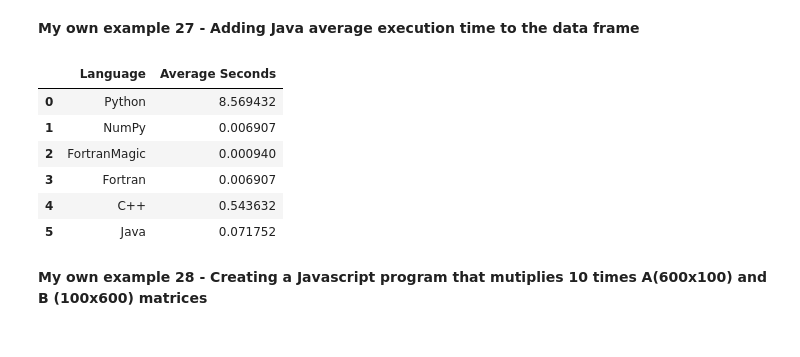
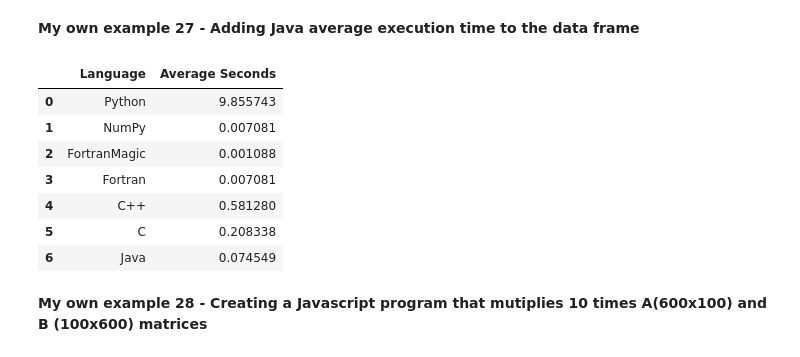
Before and after one commit to CarlCarlsonM/MetNumUN2024I, a Jupyter notebook: Lab2/camurcioa_Lab2.ipynb, the cells around one changed output. Cells and saved outputs as stored; diff of their text form; code cells hidden in the pictures.

```diff
--- a/Lab2/camurcioa_Lab2.ipynb
+++ b/Lab2/camurcioa_Lab2.ipynb
@@ -857,7 +861,7 @@ Writing matrixproductc.c
 2.   Elemento de lista
 # %%
 c_file = open('time_c.txt', 'r')
-avg_exec_time_cpp = float(c_file.readline())
+avg_exec_time_c = float(c_file.readline())
 
 dictionary_c = {'Language':['C'], 'Average Seconds':[avg_exec_time_c],}
 
@@ -1105,26 +1116,28 @@ Number has been exported to exec_time_java.txt
 # %%
 java_file = open('exec_time_java.txt', 'r')
 avg_exec_time_java = float(java_file.readline())
 dictionary_java = {'Language':['Java'], 'Average Seconds':[avg_exec_time_java]}
 
 dataframe_python = pd.DataFrame(dictionary_python)
 dataframe_numpy = pd.DataFrame(dictionary_numpy)
 dataframe_fortranmagic = pd.DataFrame(dictionary_fortranmagic)
 dataframe_fortran = pd.DataFrame(dictionary_fortran)
+dataframe_c = pd.DataFrame(dictionary_c)
 dataframe_cpp = pd.DataFrame(dictionary_cpp)
 dataframe_java = pd.DataFrame(dictionary_java)
 
-combined_df = pd.concat([dataframe_python, dataframe_numpy, dataframe_fortranmagic, dataframe_fortran, dataframe_cpp, dataframe_java], ignore_index=True)
+combined_df = pd.concat([dataframe_python, dataframe_numpy, dataframe_fortranmagic, dataframe_fortran, dataframe_cpp, dataframe_c, dataframe_java], ignore_index=True)
 
 display(combined_df)
 # %% [output]
 |  | Language | Average Seconds |
-| 0 | Python | 8.569432 |
-| 1 | NumPy | 0.006907 |
-| 2 | FortranMagic | 0.000940 |
-| 3 | Fortran | 0.006907 |
-| 4 | C++ | 0.543632 |
-| 5 | Java | 0.071752 |
+| 0 | Python | 9.855743 |
+| 1 | NumPy | 0.007081 |
+| 2 | FortranMagic | 0.001088 |
+| 3 | Fortran | 0.007081 |
+| 4 | C++ | 0.581280 |
+| 5 | C | 0.208338 |
+| 6 | Java | 0.074549 |
 # %% [markdown]
 **My own example 28 - Creating a Javascript program that mutiplies 10 times A(600x100) and  B (100x600) matrices**
 # %%
```
Also changed, not shown: parts of 22 cells of this notebook.
